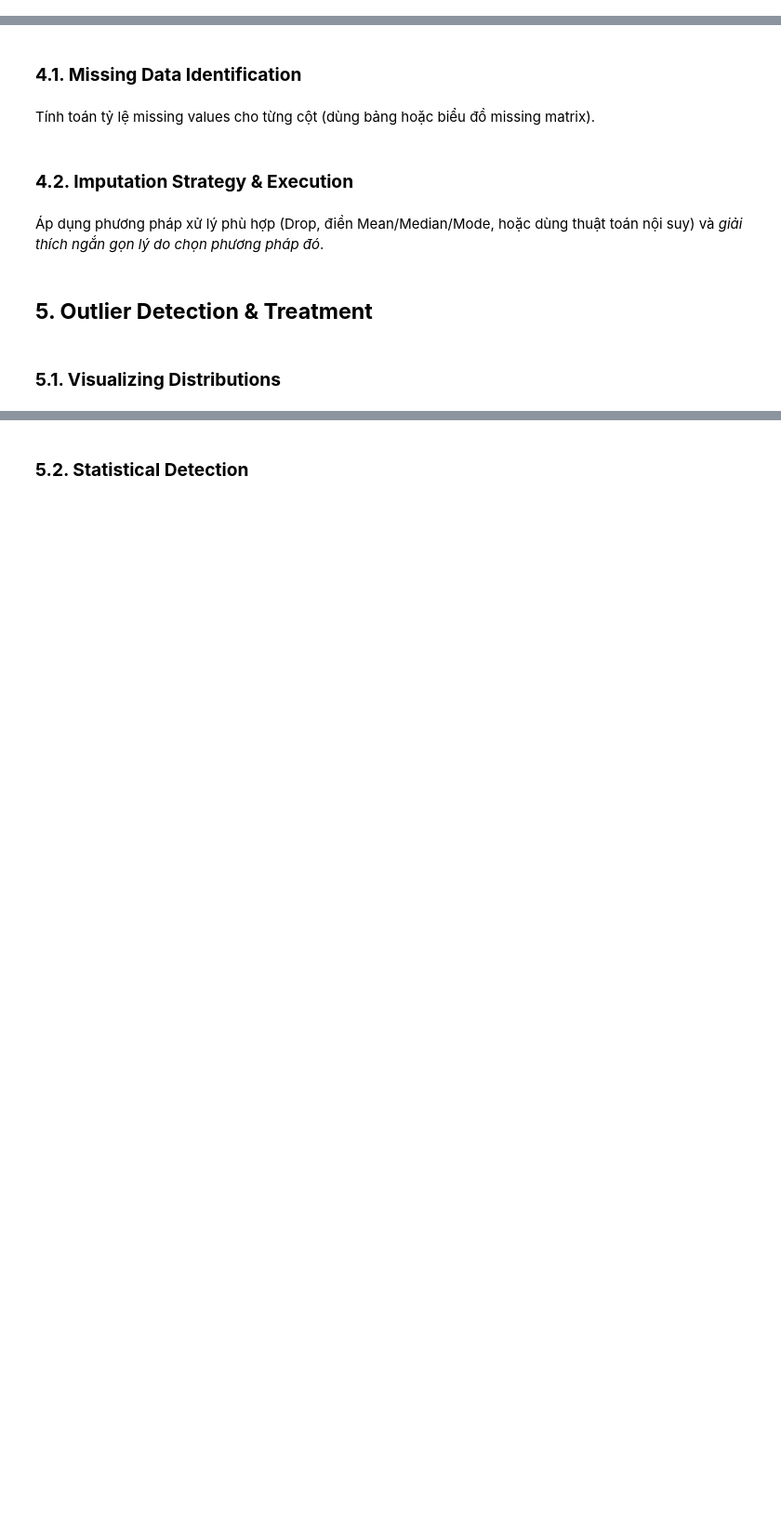
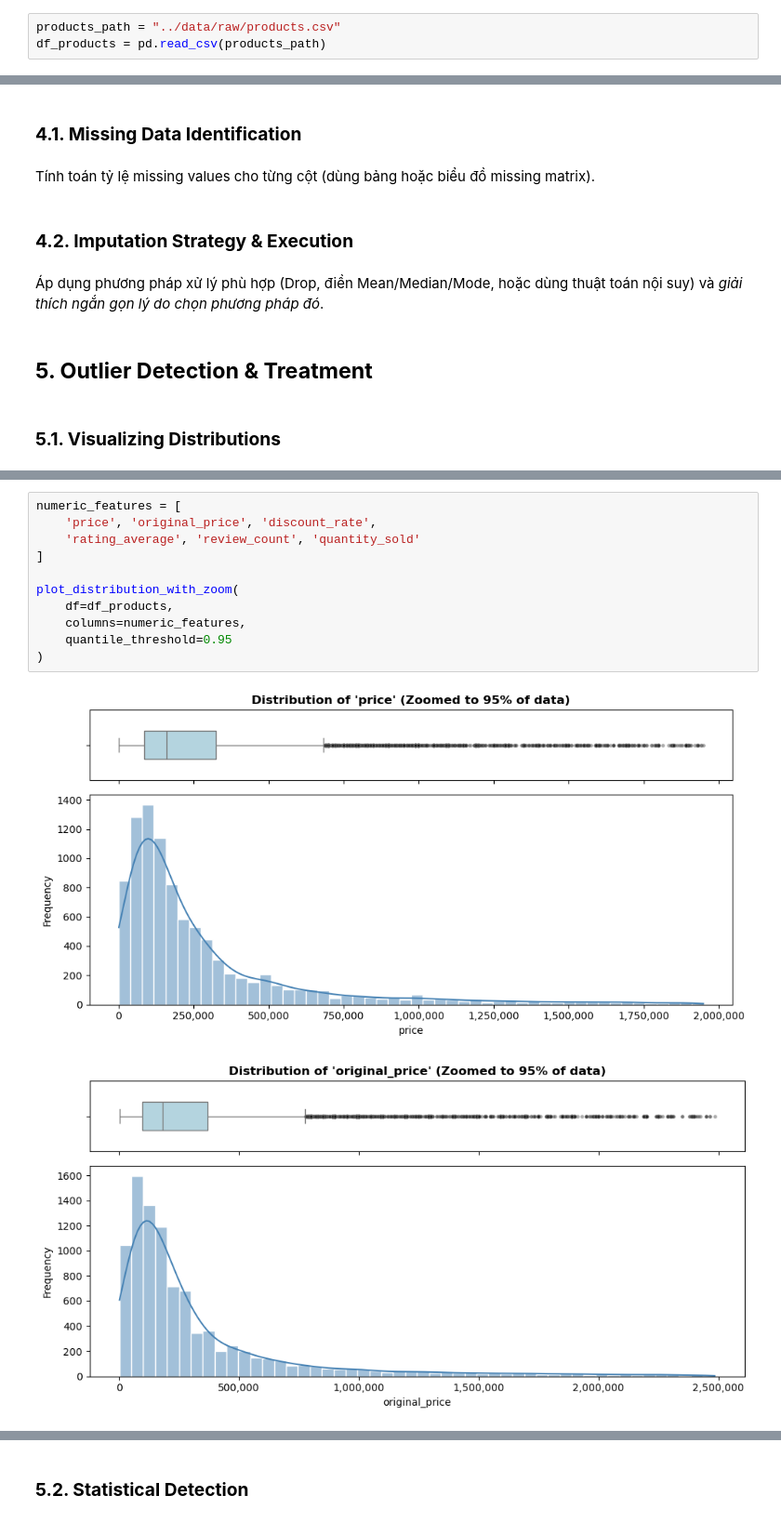
Before and after one commit to HuynhDucThinh/DV_Lab1, a Jupyter notebook: notebooks/02_data_preprocessing.ipynb, the cells around one changed output, grey strips where cells are left out. Shown at 93% size. Cells and saved outputs as stored; diff of their text form; blank space fills up the shorter version.

Commit message:
Outlier Detection: Visualizing Distributions And Statistical Detection

```diff
--- a/notebooks/02_data_preprocessing.ipynb
+++ b/notebooks/02_data_preprocessing.ipynb
@@ -8,0 +19,3 @@
+# %%
+products_path = "../data/raw/products.csv"
+df_products = pd.read_csv(products_path)
@@ -38,0 +77,14 @@ Sử dụng Boxplots hoặc Histograms để trực quan hóa sự phân bố v
+# %%
+numeric_features = [
+    'price', 'original_price', 'discount_rate',
+    'rating_average', 'review_count', 'quantity_sold'
+]
+
+plot_distribution_with_zoom(
+    df=df_products,
+    columns=numeric_features,
+    quantile_threshold=0.95
+)
+# %% [output]
+[figure, added]
+[figure, added]
```
Also changed, not shown: parts of 15 cells of this notebook, 5 other files.
